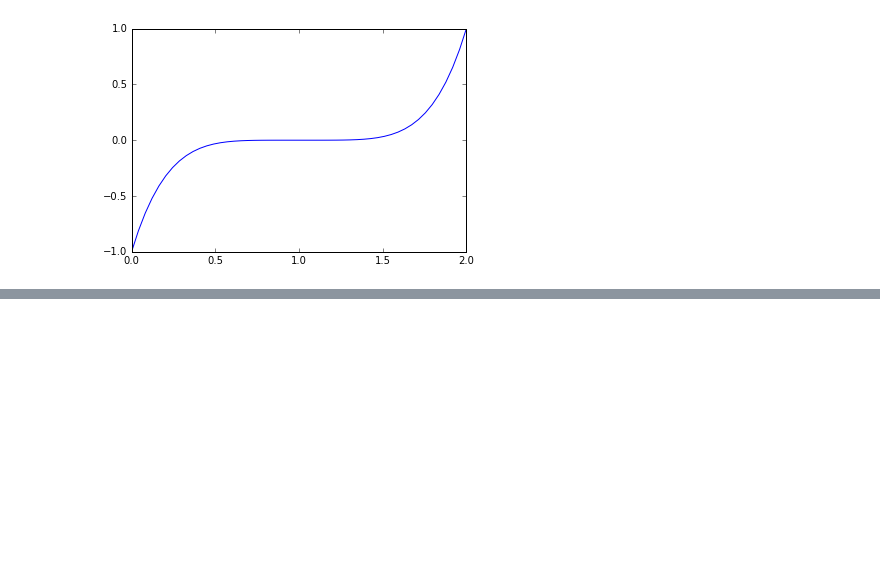
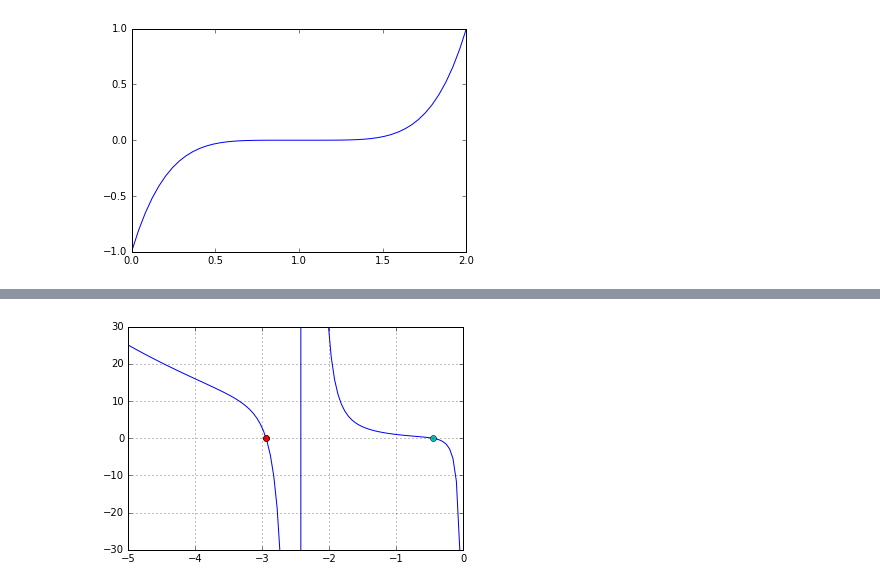
Before and after one commit to ignacio-vc/fcomp, a Jupyter notebook: raices.ipynb, the cells around one changed output, grey strips where cells are left out. Saved outputs shown, nothing was run; the diff lists cells and outputs as text; code cells hidden in the pictures; blank space fills up the shorter version.

```diff
--- a/raices.ipynb
+++ b/raices.ipynb
@@ -61,0 +93,4 @@ show()
+# %%
+x=linspace(0,2)
+plot(x,una_funcion(x))
+show()
@@ -61,0 +99,17 @@ show()
+# %%
+def fun_de_alumno(x):
+    return x**2 + tan(sqrt(-8*x + pi))**3
+
+def d_fun_de_alumno(x):
+    return 2*x - 12*(tan(sqrt(-8*x + pi))**2 + 1)*tan(sqrt(-8*x + pi))**2/sqrt(-8*x + pi)
+# %%
+x=linspace(-5,0,100)
+ylim([-30,30])
+plot(x,fun_de_alumno(x),'-')
+plot([-2.94267812781],[0],'o')
+plot([-2.942678127819383],[0],'o')
+plot([-0.456490400247],[0],'o')
+grid(True)
+show()
+# %% [output]
+[figure, added]
```
Also changed, not shown: parts of 17 cells of this notebook.
